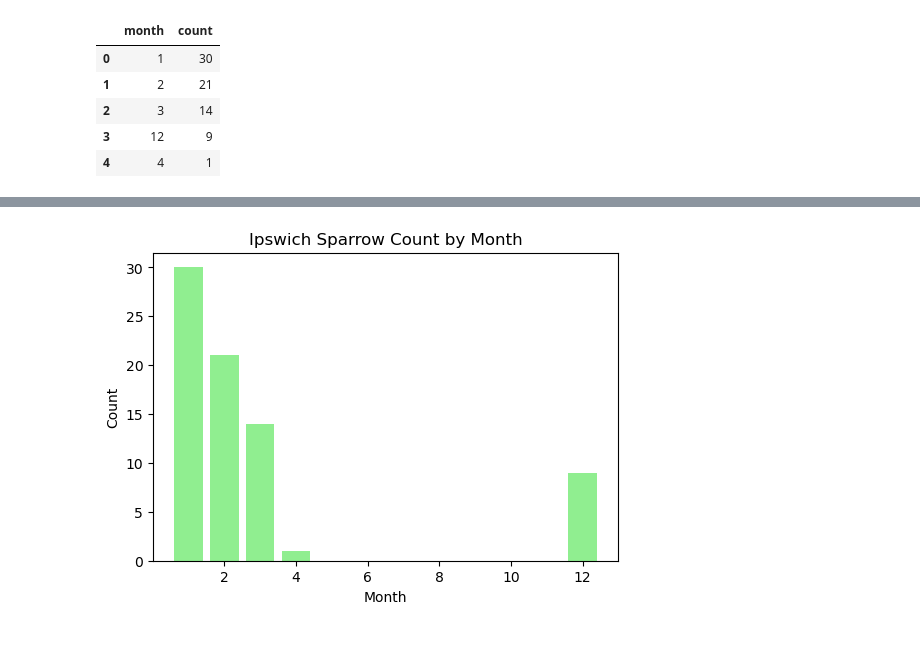
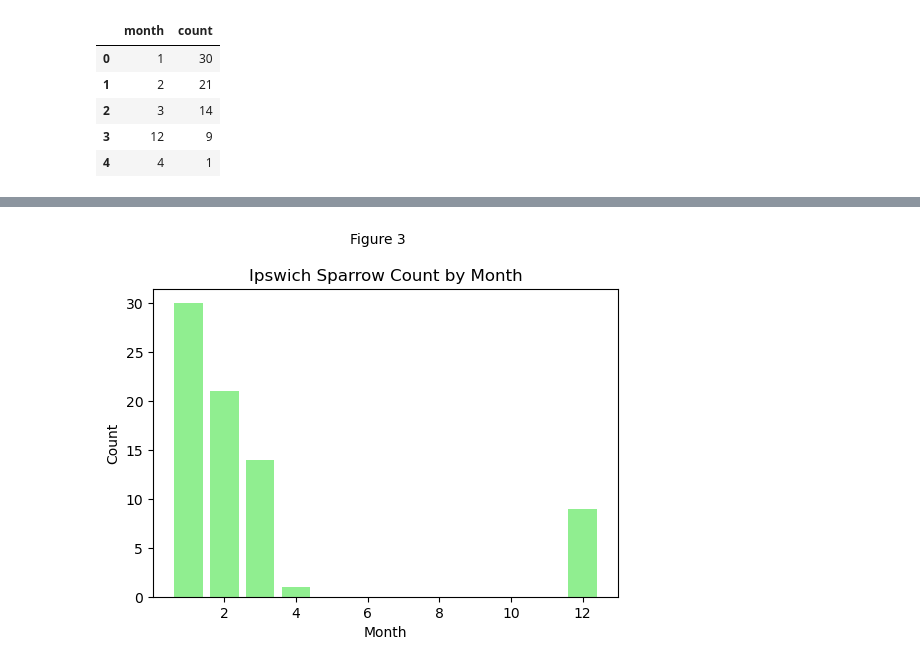
Before and after one commit to taramjacobsen/DSSA-5102_Spring2025, a Jupyter notebook: Assignments/Assignment10_Jacobsen.ipynb, the cells around one changed output, grey strips where cells are left out. Saved outputs shown, nothing was run; the diff lists cells and outputs as text; code cells hidden in the pictures.

```diff
--- a/Assignments/Assignment10_Jacobsen.ipynb
+++ b/Assignments/Assignment10_Jacobsen.ipynb
@@ -788,14 +788,15 @@ query3
 # %%
 # Plot the above results.
 plt.figure(figsize=(6, 4))
 plt.bar(query3['month'], query3['count'], color = ['lightgreen'])
 plt.title('Ipswich Sparrow Count by Month')
+plt.suptitle('Figure 3', fontsize=10, y=1.02)
 plt.xlabel('Month')
 plt.ylabel('Count')
 plt.show()
 # %% [output]
 [interactive output not drawn]
-[figure, old version]
+[figure, new version]
 # %%
 # The sparrow has the opposite patterns as the terrpins. Meaning, even if we install the bikepath to avoid harming the turtles, we may
 # still harm other species.
```
Also changed, not shown: parts of 7 cells of this notebook.
